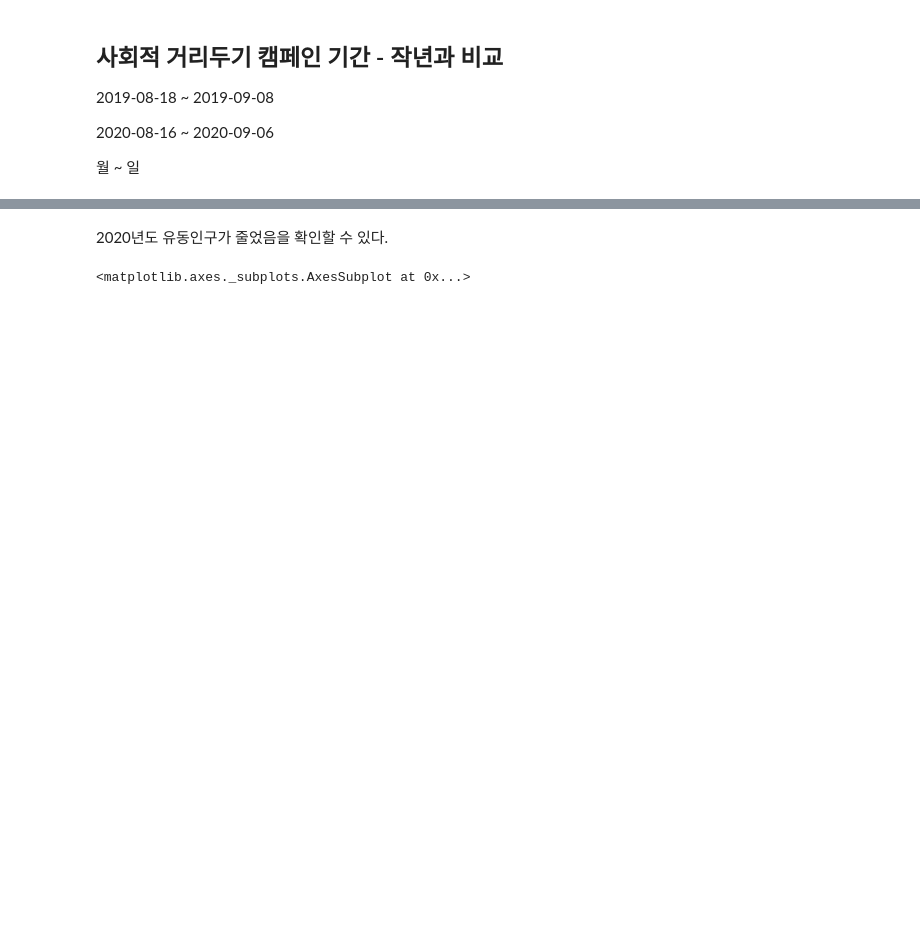
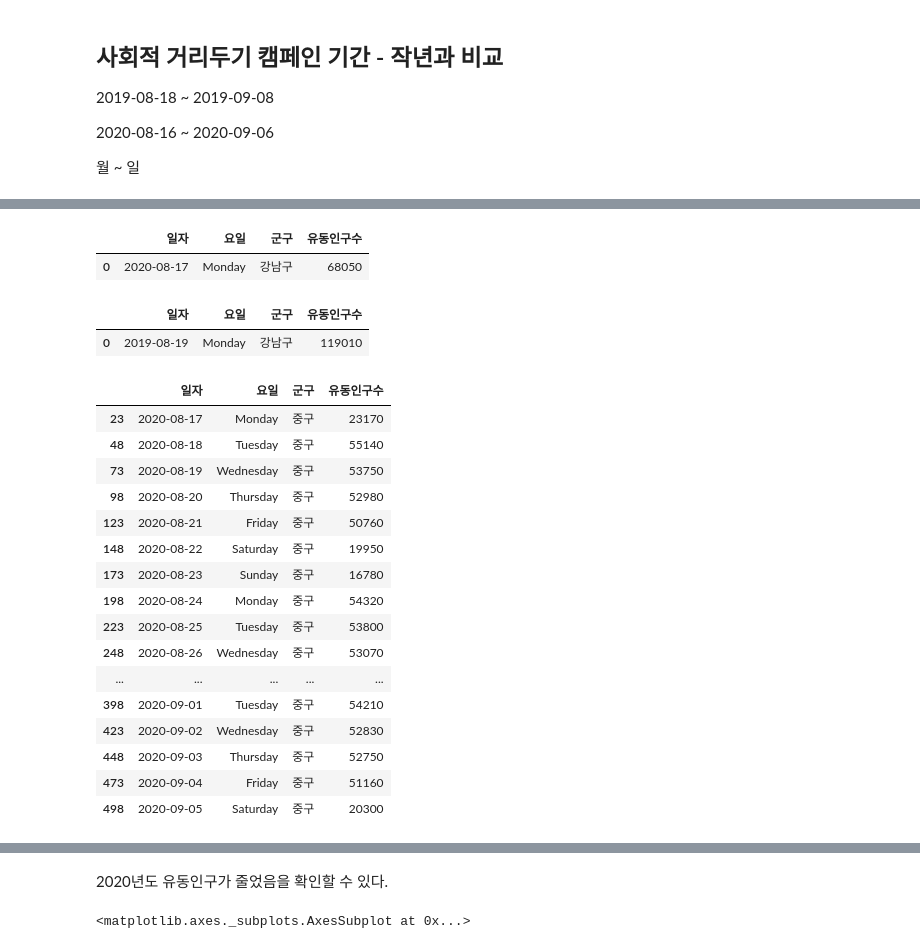
Before and after one commit to wiv33/A-Learning-python, a Jupyter notebook: machine-learning/_000_hello_machine/_000_basic/_008_pandas/_002_moving_population.ipynb, the cells around one changed output, grey strips where cells are left out. Cells and saved outputs as stored; diff of their text form; code cells hidden in the pictures; blank space fills up the shorter version.

```diff
--- a/machine-learning/_000_hello_machine/_000_basic/_008_pandas/_002_moving_population.ipynb
+++ b/machine-learning/_000_hello_machine/_000_basic/_008_pandas/_002_moving_population.ipynb
@@ -320,3 +375,13 @@ df_2019_max.drop(columns='일자', inplace=True)
 
 df_2020_max = df_2020_max.reset_index()
 df_2019_max = df_2019_max.reset_index()
+# %%
+df_2020_max.head(1)
+# %% [output]
+|  | 일자 | 요일 | 군구 | 유동인구수 |
+| 0 | 2020-08-17 | Monday | 강남구 | 68050 |
+# %%
+df_2019_max.head(1)
+# %% [output]
+|  | 일자 | 요일 | 군구 | 유동인구수 |
+| 0 | 2019-08-19 | Monday | 강남구 | 119010 |
@@ -322,0 +416,21 @@ df_2019_max = df_2019_max.reset_index()
+# %%
+df_2020_jung = df_2020_max[df_2020_max['군구'] == '중구']
+df_2020_jung
+# %% [output]
+|  | 일자 | 요일 | 군구 | 유동인구수 |
+| 23 | 2020-08-17 | Monday | 중구 | 23170 |
+| 48 | 2020-08-18 | Tuesday | 중구 | 55140 |
+| 73 | 2020-08-19 | Wednesday | 중구 | 53750 |
+| 98 | 2020-08-20 | Thursday | 중구 | 52980 |
+| 123 | 2020-08-21 | Friday | 중구 | 50760 |
+| 148 | 2020-08-22 | Saturday | 중구 | 19950 |
+| 173 | 2020-08-23 | Sunday | 중구 | 16780 |
+| 198 | 2020-08-24 | Monday | 중구 | 54320 |
+| 223 | 2020-08-25 | Tuesday | 중구 | 53800 |
+| 248 | 2020-08-26 | Wednesday | 중구 | 53070 |
+| ... | ... | ... | ... | ... |
+| 398 | 2020-09-01 | Tuesday | 중구 | 54210 |
+| 423 | 2020-09-02 | Wednesday | 중구 | 52830 |
+| 448 | 2020-09-03 | Thursday | 중구 | 52750 |
+| 473 | 2020-09-04 | Friday | 중구 | 51160 |
+| 498 | 2020-09-05 | Saturday | 중구 | 20300 |
```
Also changed, not shown: parts of 28 cells of this notebook.
